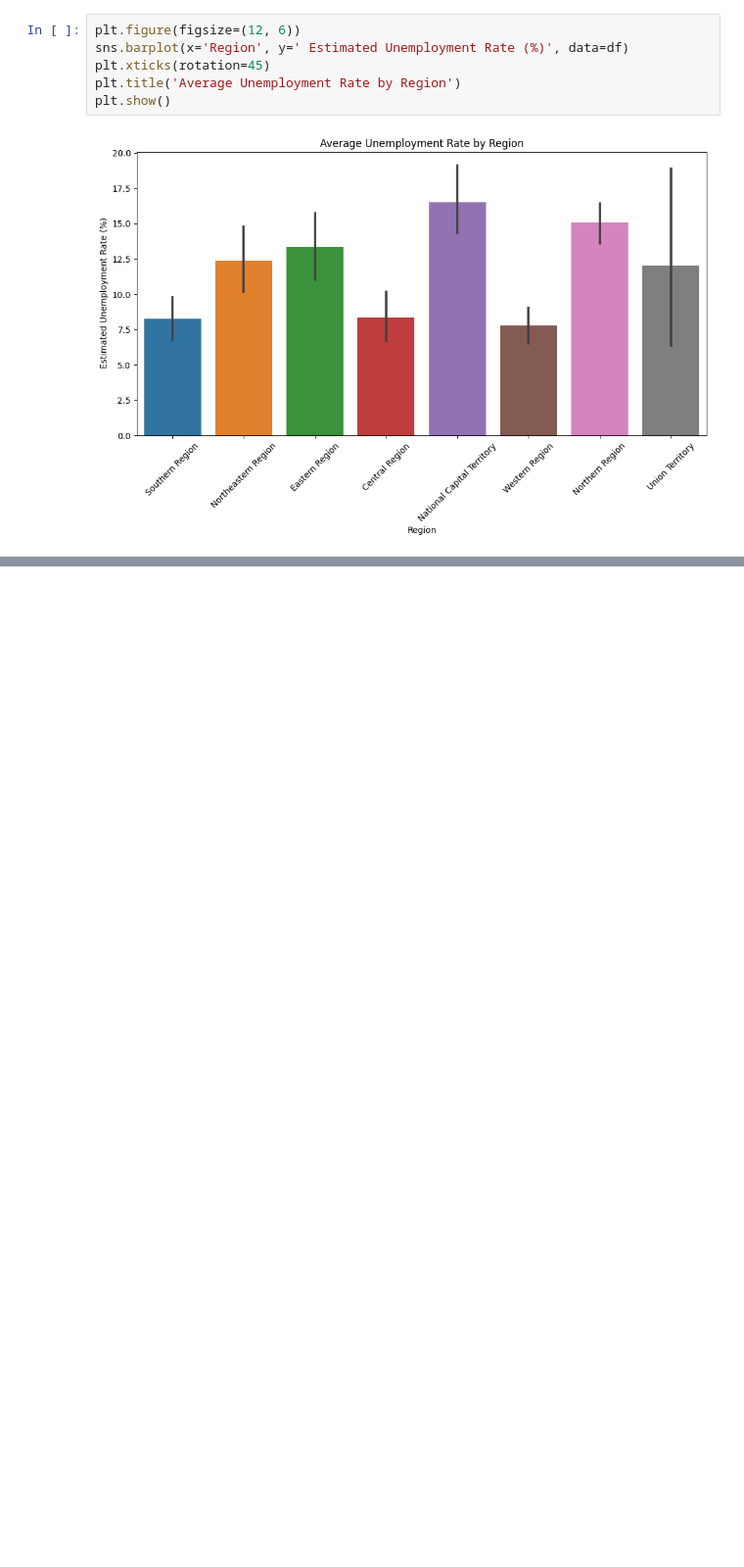
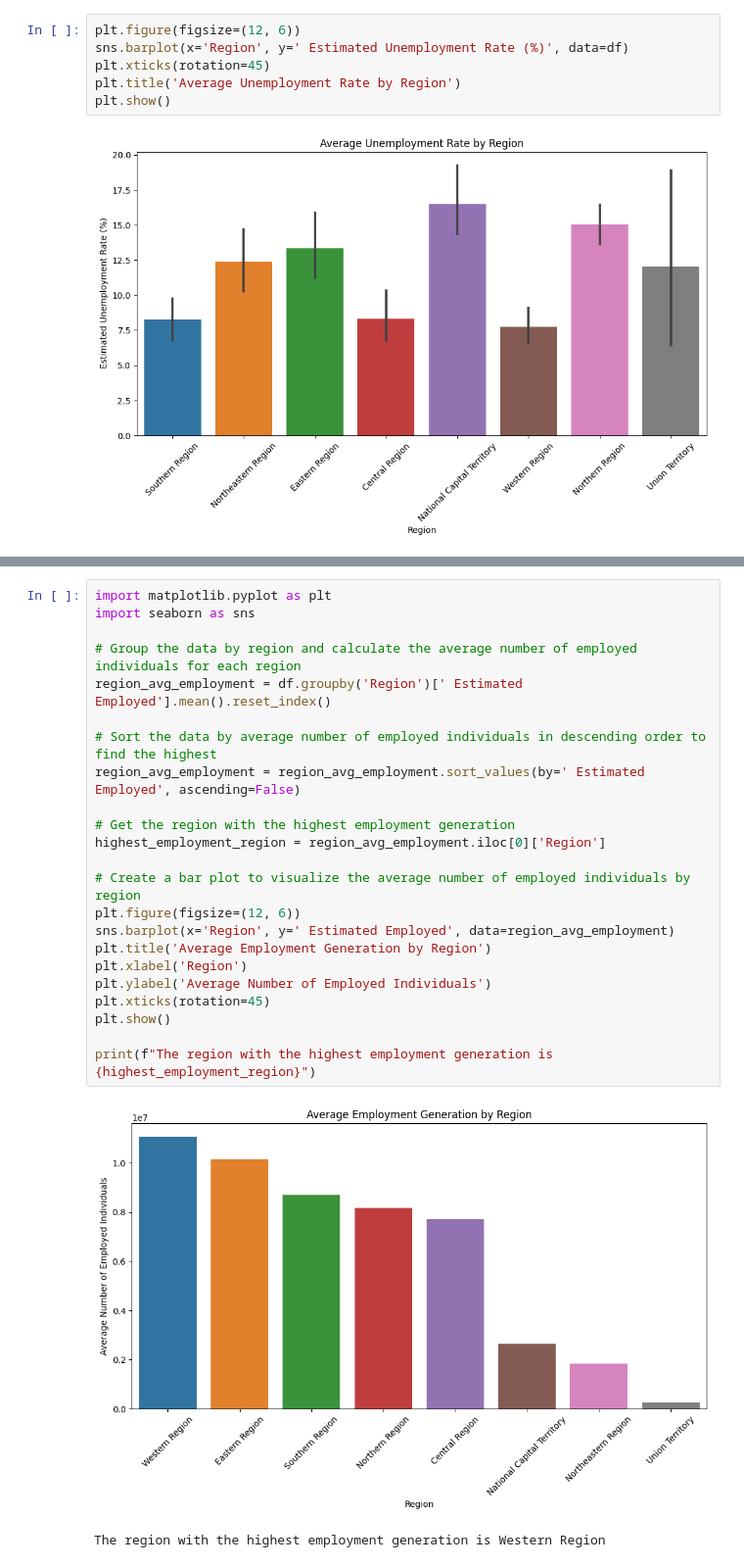
Before and after one commit to anirudhawagh/Unemployment_Analysis_Oasis_infobyte, a Jupyter notebook: Unemployment_Analysis_1.ipynb, the cells around one changed output, grey strips where cells are left out. Shown at 98% size. Cells and saved outputs as stored; diff of their text form; blank space fills up the shorter version.

```diff
--- a/Unemployment_Analysis_1.ipynb
+++ b/Unemployment_Analysis_1.ipynb
@@ -274,0 +301,26 @@ plt.show()
+# %%
+import matplotlib.pyplot as plt
+import seaborn as sns
+
+# Group the data by region and calculate the average number of employed individuals for each region
+region_avg_employment = df.groupby('Region')[' Estimated Employed'].mean().reset_index()
+
+# Sort the data by average number of employed individuals in descending order to find the highest
+region_avg_employment = region_avg_employment.sort_values(by=' Estimated Employed', ascending=False)
+
+# Get the region with the highest employment generation
+highest_employment_region = region_avg_employment.iloc[0]['Region']
+
+# Create a bar plot to visualize the average number of employed individuals by region
+plt.figure(figsize=(12, 6))
+sns.barplot(x='Region', y=' Estimated Employed', data=region_avg_employment)
+plt.title('Average Employment Generation by Region')
+plt.xlabel('Region')
+plt.ylabel('Average Number of Employed Individuals')
+plt.xticks(rotation=45)
+plt.show()
+
+print(f"The region with the highest employment generation is {highest_employment_region}")
+# %% [output]
+[figure, added]
+The region with the highest employment generation is Western Region
```
Also changed, not shown: parts of 14 cells of this notebook.
